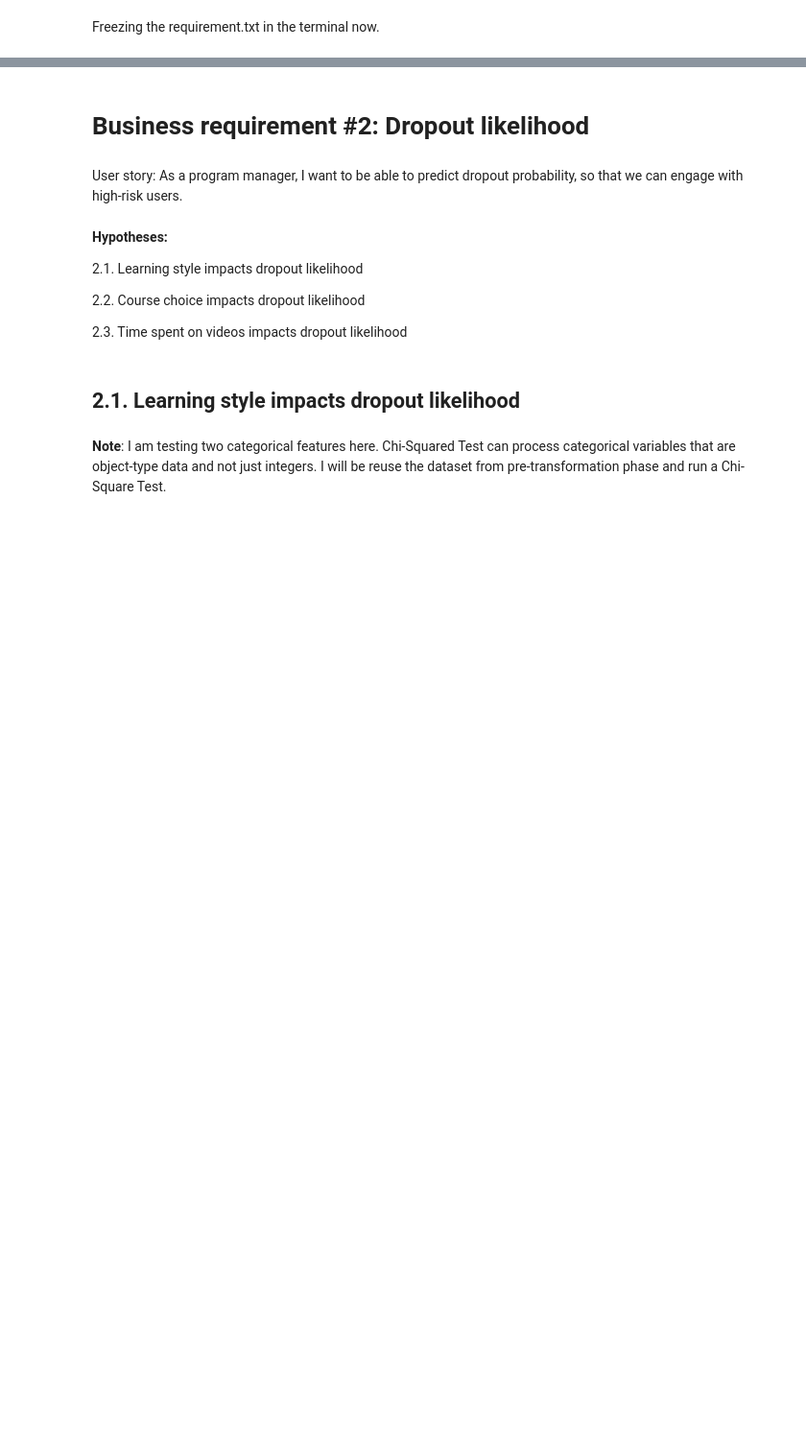
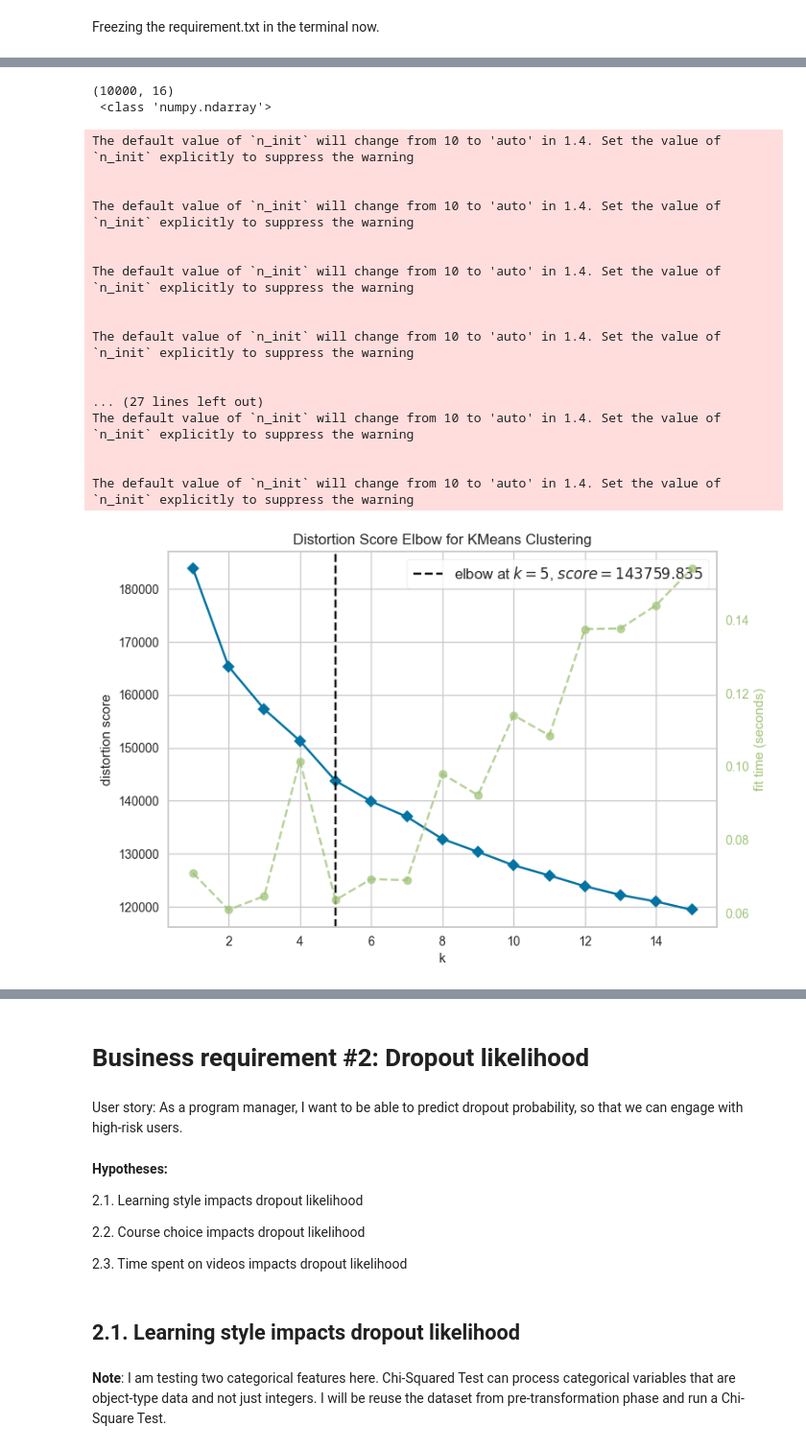
Before and after one commit to narendran-manoharan/synthetic_learning_behavior_analysis, a Jupyter notebook: project_work-jupyter_notebooks/synthetic_learning_behavior_analysis_transform02.ipynb, the cells around one changed output, grey strips where cells are left out. Shown at 96% size. Drawn from its saved outputs; the diff is of its cells as text; code cells hidden in the pictures; blank space fills up the shorter version.

```diff
--- a/project_work-jupyter_notebooks/synthetic_learning_behavior_analysis_transform02.ipynb
+++ b/project_work-jupyter_notebooks/synthetic_learning_behavior_analysis_transform02.ipynb
@@ -111,0 +107,19 @@ Freezing the requirement.txt in the terminal now.
+# %%
+from sklearn.pipeline import Pipeline
+
+from sklearn.preprocessing import StandardScaler
+
+from sklearn.decomposition import PCA
+
+from sklearn.cluster import KMeans
+
+#Importing all the required libraries.
+
+def cluster_pipeline(): #Creating a pipeline, or a series of steps to be executed, for building a clustering model.
+
+    pipeline = Pipeline([
+        ("feature_scaling", StandardScaler()),
+        ("PCA", PCA(n_components = 20, random_state = 42)), #I have chosen all the 20 features and will adjust during tuning.
+        ("model", KMeans(n_clusters = 20, random_state = 42)) #Chosen 20 clusters, will modify this with elbow and Silhouette scores.
+    ])
+    return pipeline
@@ -111,0 +248,46 @@ Freezing the requirement.txt in the terminal now.
+# %%
+def cluster_pipeline(): #Rerunning with 16 components.
+
+    pipeline = Pipeline([
+        ("feature_scaling", StandardScaler()),
+        ("PCA", PCA(n_components = 16, random_state = 42)), #Updated to 16 features.
+        ("model", KMeans(n_clusters = 20, random_state = 42)) #Chosen 20 clusters, will modify this with elbow and Silhouette scores.
+    ])
+    return pipeline
+# %%
+pipeline_clustering = cluster_pipeline()
+
+pipeline_analysis = Pipeline(pipeline_clustering.steps[:-1]) #Pipeline for analysis without the model.
+
+df_analysis = pipeline_analysis.fit_transform(df) #Training the dataset on PCA components.
+
+print(df_analysis.shape, "\n", type(df_analysis))
+# %% [output]
+(10000, 16)
+ <class 'numpy.ndarray'>
+# %%
+from yellowbrick.cluster import KElbowVisualizer
+
+visualizer = KElbowVisualizer(KMeans(random_state=42), k = (1, 16))
+visualizer.fit(df_analysis)
+visualizer.show() #Visualizing the elbow method to determine the optimal number of clusters.
+plt.show()
+# %% [output]
+The default value of `n_init` will change from 10 to 'auto' in 1.4. Set the value of `n_init` explicitly to suppress the warning
+
+
+The default value of `n_init` will change from 10 to 'auto' in 1.4. Set the value of `n_init` explicitly to suppress the warning
+
+
+The default value of `n_init` will change from 10 to 'auto' in 1.4. Set the value of `n_init` explicitly to suppress the warning
+
+
+The default value of `n_init` will change from 10 to 'auto' in 1.4. Set the value of `n_init` explicitly to suppress the warning
+
+
+... (27 lines left out)
+The default value of `n_init` will change from 10 to 'auto' in 1.4. Set the value of `n_init` explicitly to suppress the warning
+
+
+The default value of `n_init` will change from 10 to 'auto' in 1.4. Set the value of `n_init` explicitly to suppress the warning
+[figure, added]
```
Also changed, not shown: parts of 39 cells of this notebook.
